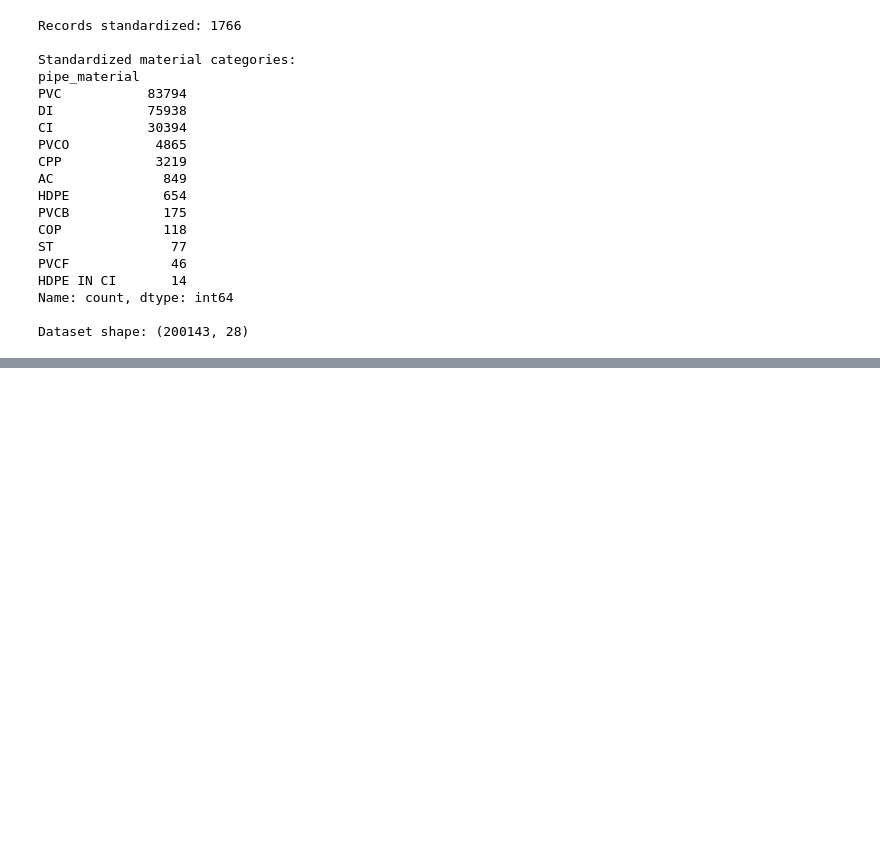
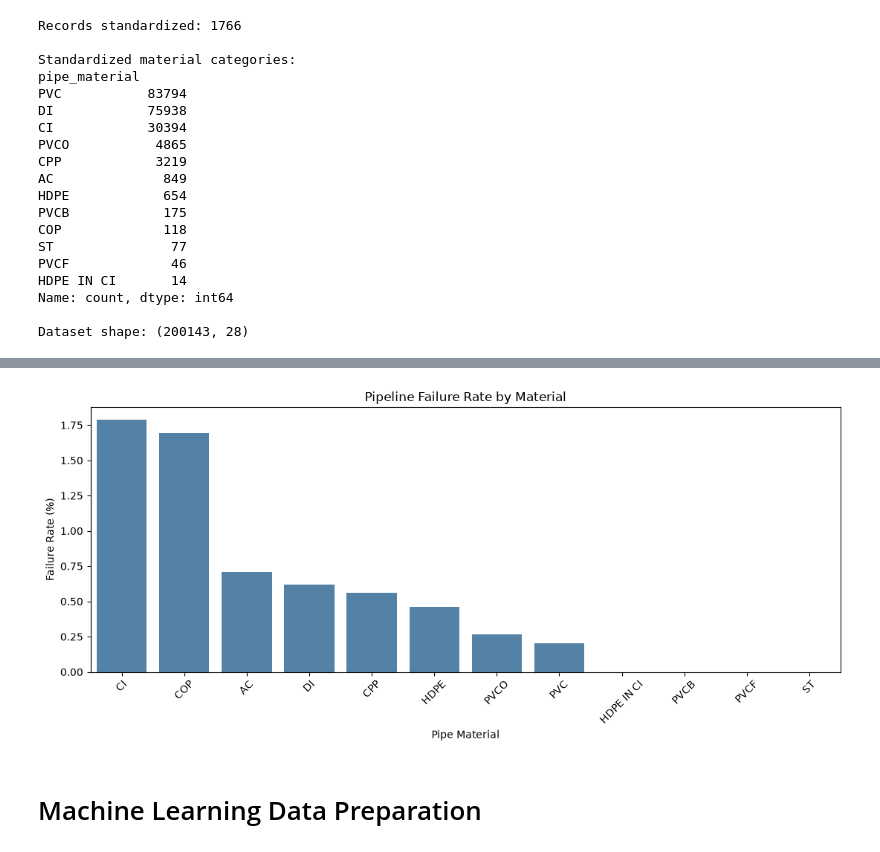
Before and after one commit to ShaimaaAlali8/PipeGuard-AI, a Jupyter notebook: PipeGuard_AI_Project.ipynb, the cells around one changed output, grey strips where cells are left out. Drawn from its saved outputs; the diff is of its cells as text; code cells hidden in the pictures; blank space fills up the shorter version.

Commit message:
Complete EDA and prepare for machine learning

```diff
--- a/PipeGuard_AI_Project.ipynb
+++ b/PipeGuard_AI_Project.ipynb
@@ -370,0 +460,26 @@ Dataset shape: (200143, 28)
+# %%
+# EDA 3 — Calculate failure rates by pipe material
+
+material_failure = (
+    df_clean.groupby("pipe_material")["failure_next_12_months"]
+    .agg(["count", "sum", "mean"])
+    .reset_index()
+)
+
+material_failure.columns = [
+    "Pipe Material",
+    "Total Records",
+    "Failures",
+    "Failure Rate"
+]
+
+material_failure["Failure Rate (%)"] = (
+    material_failure["Failure Rate"] * 100
+)
+
+material_failure = material_failure.sort_values(
+    "Failure Rate (%)",
+    ascending=False
+)
+
+display(material_failure)
@@ -370,0 +500,23 @@ Dataset shape: (200143, 28)
+# %%
+# Visualize failure rates by pipe material
+
+plt.figure(figsize=(11, 5))
+
+sns.barplot(
+    data=material_failure,
+    x="Pipe Material",
+    y="Failure Rate (%)",
+    color="steelblue"
+)
+
+plt.title("Pipeline Failure Rate by Material")
+plt.xlabel("Pipe Material")
+plt.ylabel("Failure Rate (%)")
+
+plt.xticks(rotation=45)
+plt.tight_layout()
+plt.show()
+# %% [output]
+[figure, added]
+# %% [markdown]
+# Machine Learning Data Preparation
```
Also changed, not shown: parts of 6 cells of this notebook.
